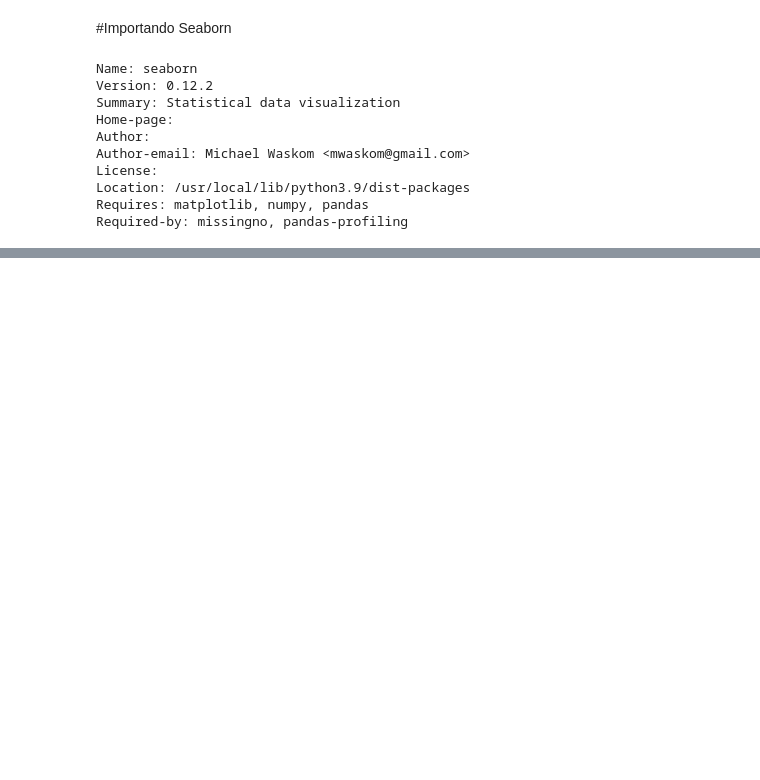
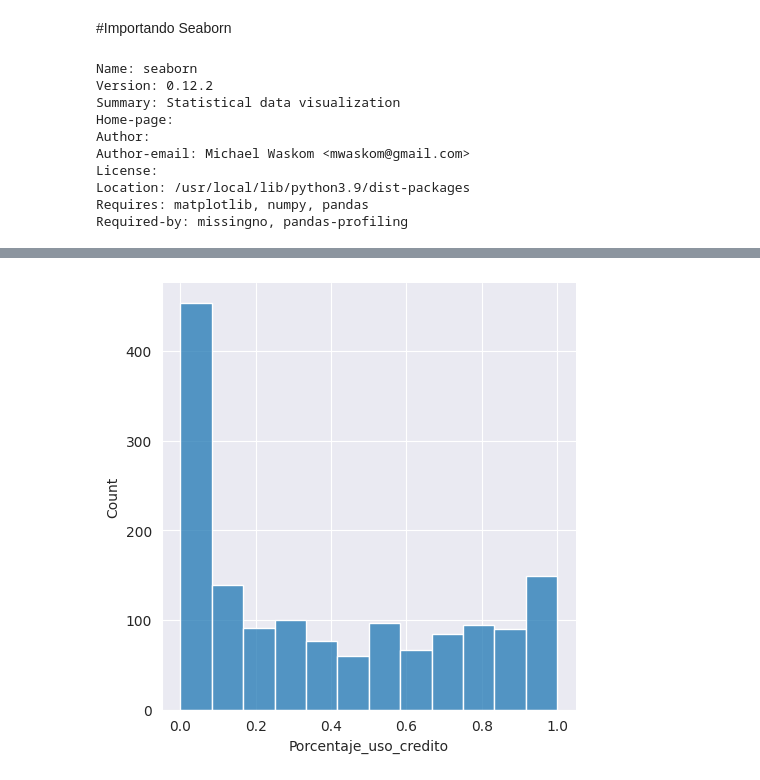
Before and after one commit to osdan97/Alura-Data_Visualization-Explorando-con-Seaborn, a Jupyter notebook: Aula_1.ipynb, the cells around one changed output, grey strips where cells are left out. Drawn from its saved outputs; the diff is of its cells as text; code cells hidden in the pictures; blank space fills up the shorter version.

```diff
--- a/Aula_1.ipynb
+++ b/Aula_1.ipynb
@@ -207,0 +212,2 @@ graf=sb.displot(data=tarjetas,x='edad',hue='escolaridad');
+# %%
+tarjetas['Porcentaje_uso_credito']=(tarjetas['valor_factura']/tarjetas['limite']).round(2)
@@ -207,0 +223,4 @@ graf=sb.displot(data=tarjetas,x='edad',hue='escolaridad');
+# %%
+sb.displot(data=tarjetas,x='Porcentaje_uso_credito');
+# %% [output]
+[figure, added]
```
Also changed, not shown: parts of 33 cells of this notebook.
